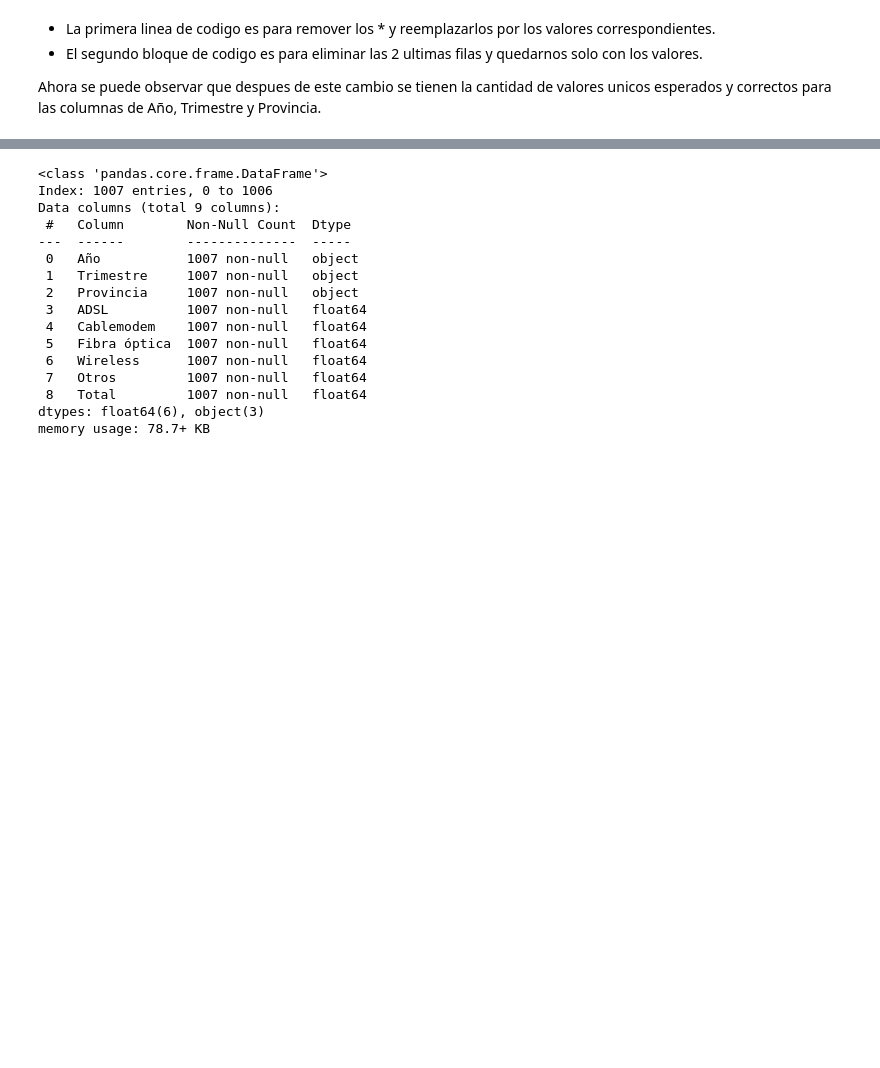
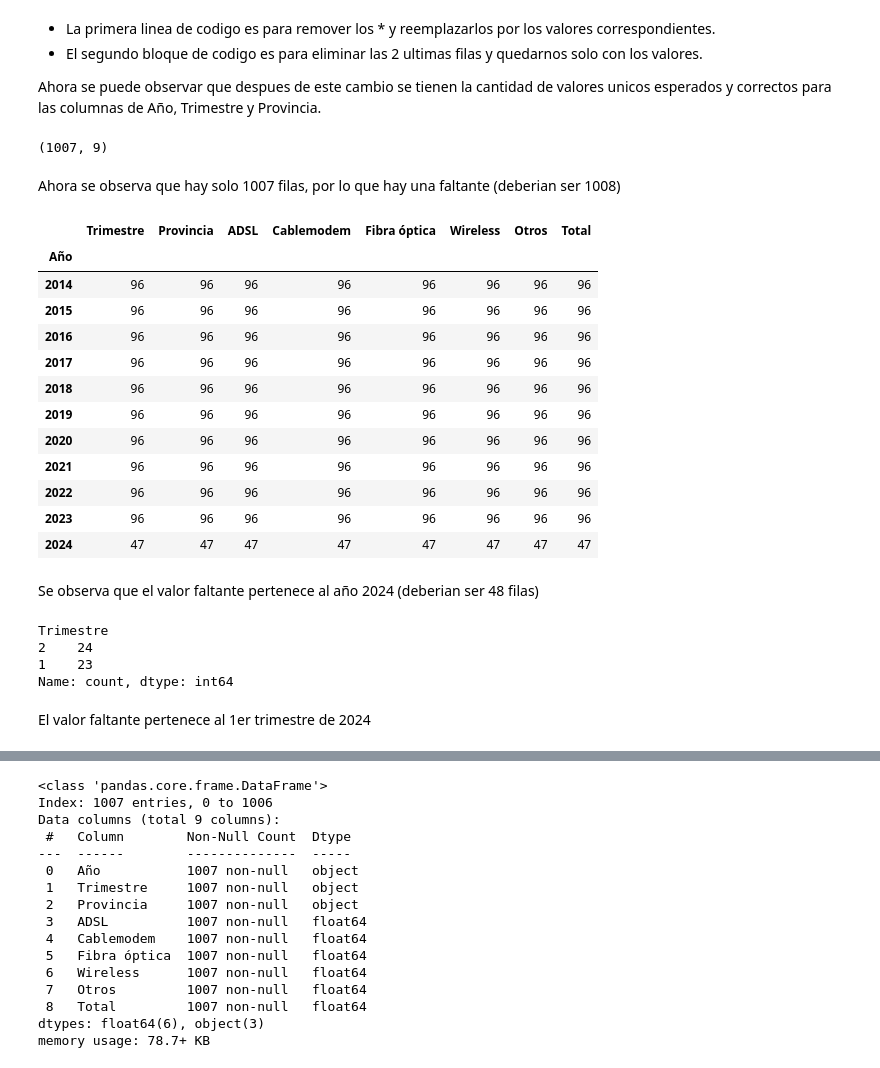
Before and after one commit to Samuel-R-021/Henry-PI02, a Jupyter notebook: EDA.ipynb, the cells around one changed output, grey strips where cells are left out. Cells and saved outputs as stored; diff of their text form; code cells hidden in the pictures; blank space fills up the shorter version.

```diff
--- a/EDA.ipynb
+++ b/EDA.ipynb
@@ -776,3 +1040,36 @@ dtype: int64
 * El segundo bloque de codigo es para eliminar las 2 ultimas filas y quedarnos solo con los valores.
 
 Ahora se puede observar que despues de este cambio se tienen la cantidad de valores unicos esperados y correctos para las columnas de Año, Trimestre y Provincia.
+# %%
+tecno_accesos.shape
+# %% [output]
+(1007, 9)
+# %% [markdown]
+Ahora se observa que hay solo 1007 filas, por lo que hay una faltante (deberian ser 1008)
+# %%
+tecno_accesos.groupby('Año').count()
+# %% [output]
+|  | Trimestre | Provincia | ADSL | Cablemodem | Fibra óptica | Wireless | Otros | Total |
+| Año |  |  |  |  |  |  |  |  |
+| 2014 | 96 | 96 | 96 | 96 | 96 | 96 | 96 | 96 |
+| 2015 | 96 | 96 | 96 | 96 | 96 | 96 | 96 | 96 |
+| 2016 | 96 | 96 | 96 | 96 | 96 | 96 | 96 | 96 |
+| 2017 | 96 | 96 | 96 | 96 | 96 | 96 | 96 | 96 |
+| 2018 | 96 | 96 | 96 | 96 | 96 | 96 | 96 | 96 |
+| 2019 | 96 | 96 | 96 | 96 | 96 | 96 | 96 | 96 |
+| 2020 | 96 | 96 | 96 | 96 | 96 | 96 | 96 | 96 |
+| 2021 | 96 | 96 | 96 | 96 | 96 | 96 | 96 | 96 |
+| 2022 | 96 | 96 | 96 | 96 | 96 | 96 | 96 | 96 |
+| 2023 | 96 | 96 | 96 | 96 | 96 | 96 | 96 | 96 |
+| 2024 | 47 | 47 | 47 | 47 | 47 | 47 | 47 | 47 |
+# %% [markdown]
+Se observa que el valor faltante pertenece al año 2024 (deberian ser 48 filas)
+# %%
+tecno_accesos[tecno_accesos['Año']==2024].value_counts(subset='Trimestre')
+# %% [output]
+Trimestre
+2    24
+1    23
+Name: count, dtype: int64
+# %% [markdown]
+El valor faltante pertenece al 1er trimestre de 2024
```
Also changed, not shown: parts of 63 cells of this notebook.
